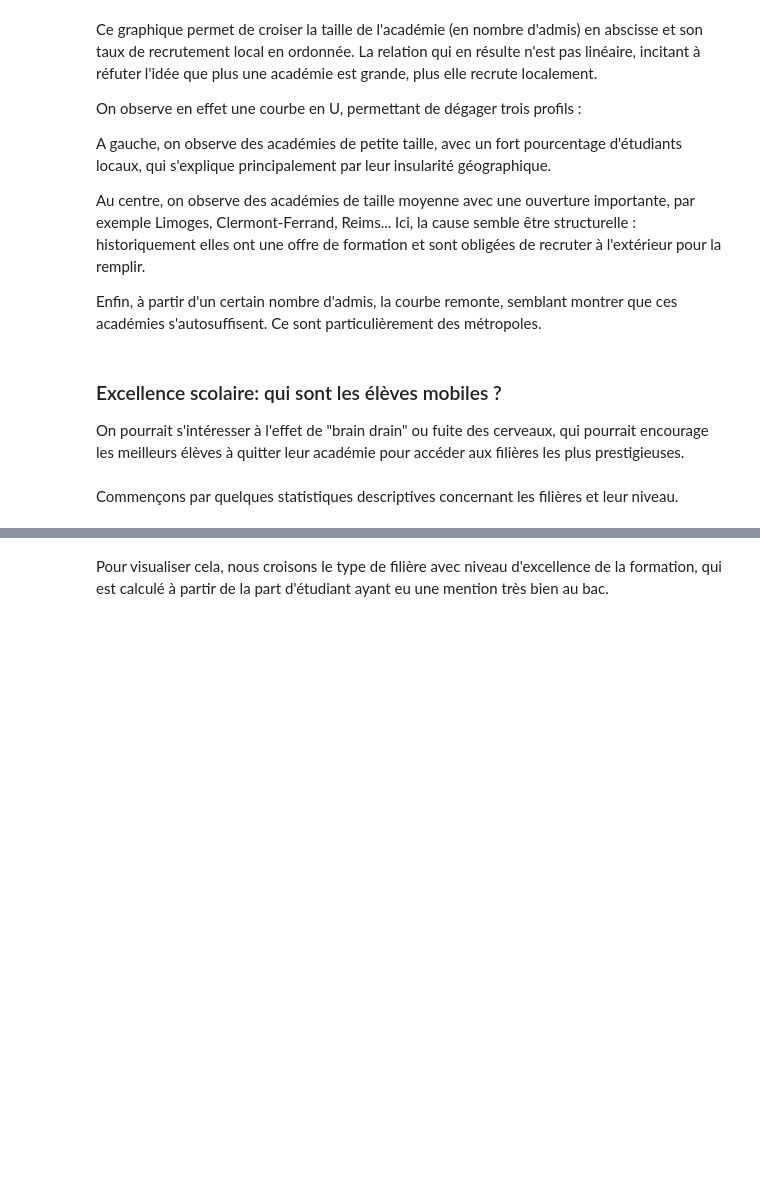
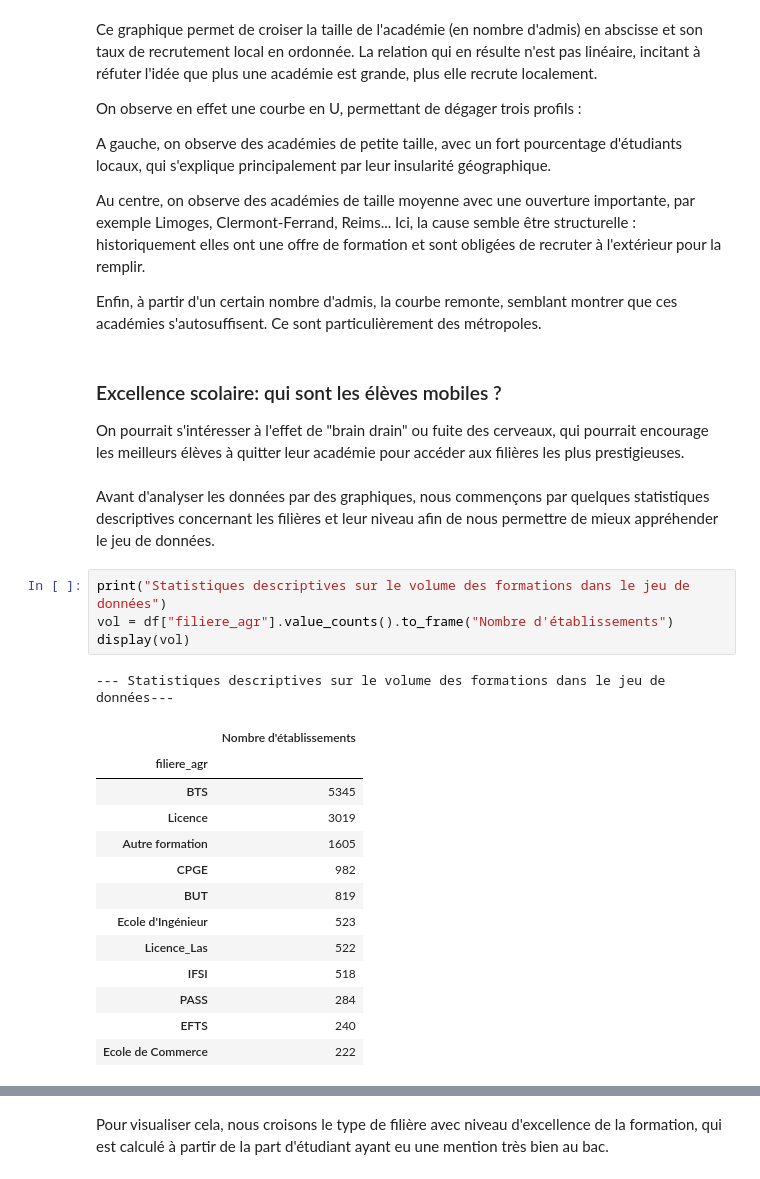
Before and after one commit to elise-m1/Projet-python-data-science, a Jupyter notebook: main.ipynb, the cells around one changed output, grey strips where cells are left out. Drawn from its saved outputs; the diff is of its cells as text; blank space fills up the shorter version.

```diff
--- a/main.ipynb
+++ b/main.ipynb
@@ -222,4 +221,23 @@ Enfin, à partir d'un certain nombre d'admis, la courbe remonte, semblant montre
 
 On pourrait s'intéresser à l'effet de "brain drain" ou fuite des cerveaux, qui pourrait encourage les meilleurs élèves à quitter leur académie pour accéder aux filières les plus prestigieuses.
 # %% [markdown]
-Commençons par quelques statistiques descriptives concernant les filières et leur niveau.
+Avant d'analyser les données par des graphiques, nous commençons par quelques statistiques descriptives concernant les filières et leur niveau afin de nous permettre de mieux appréhender le jeu de données.
+# %%
+print("Statistiques descriptives sur le volume des formations dans le jeu de données")
+vol = df["filiere_agr"].value_counts().to_frame("Nombre d'établissements")
+display(vol)
+# %% [output]
+--- Statistiques descriptives sur le volume des formations dans le jeu de données---
+|  | Nombre d'établissements |
+| filiere_agr |  |
+| BTS | 5345 |
+| Licence | 3019 |
+| Autre formation | 1605 |
+| CPGE | 982 |
+| BUT | 819 |
+| Ecole d'Ingénieur | 523 |
+| Licence_Las | 522 |
+| IFSI | 518 |
+| PASS | 284 |
+| EFTS | 240 |
+| Ecole de Commerce | 222 |
```
Also changed, not shown: parts of 9 cells of this notebook.
